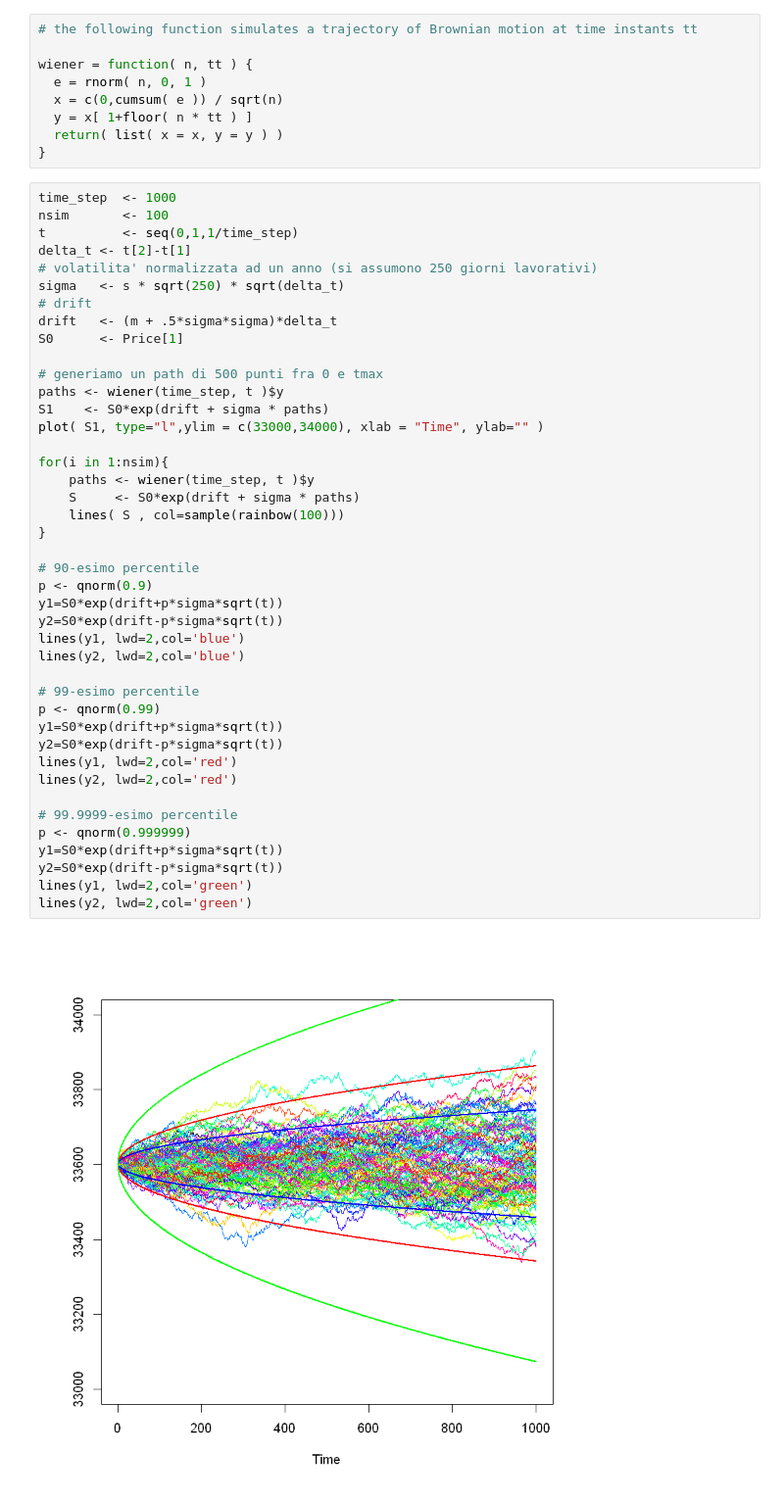
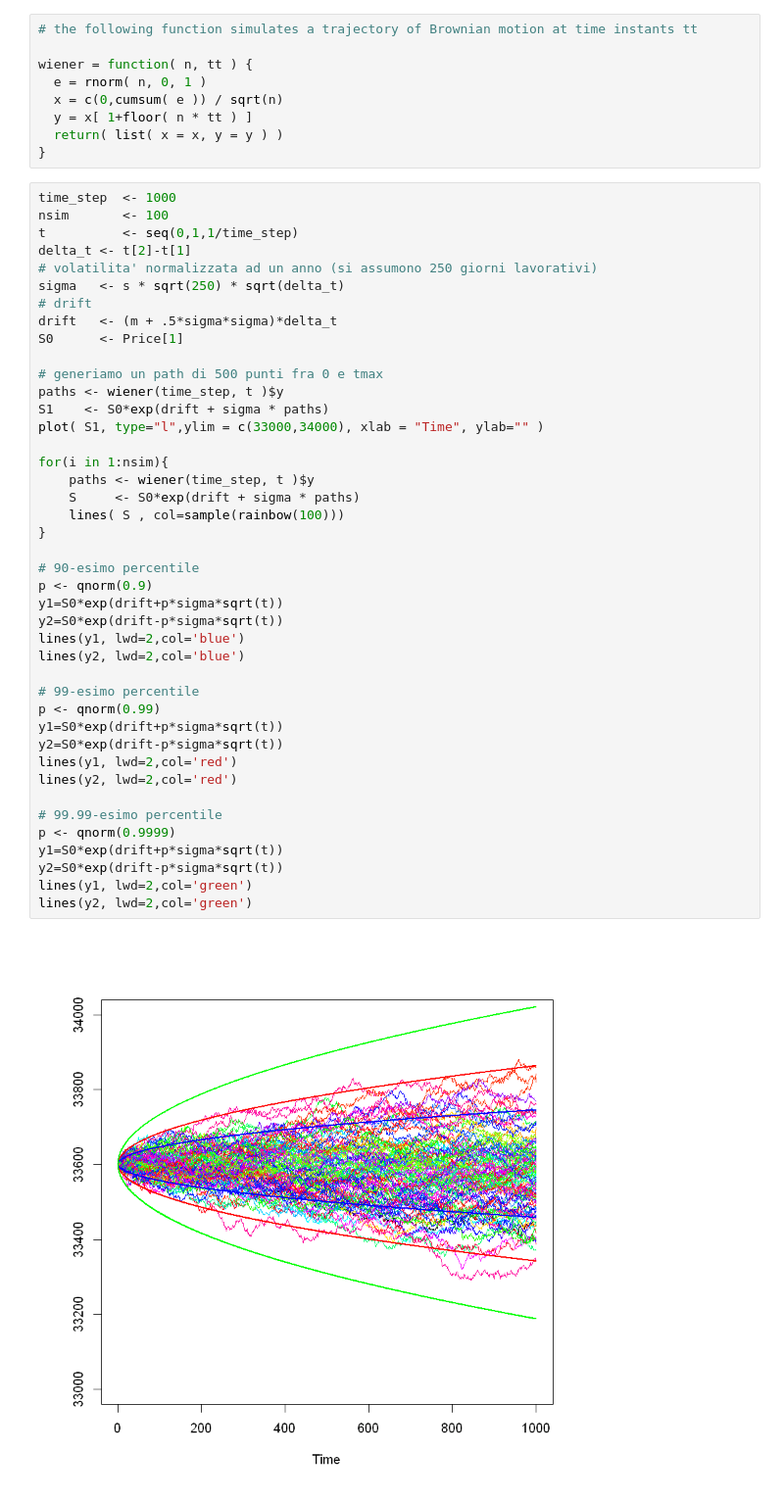
Before and after one commit to gdlunga/working, a Jupyter notebook: R/esempi/esempi_xl.ipynb, the cells around one changed output. Shown at 98% size. Drawn from its saved outputs; the diff is of its cells as text.

```diff
--- a/R/esempi/esempi_xl.ipynb
+++ b/R/esempi/esempi_xl.ipynb
@@ -102,33 +103,33 @@ S0      <- Price[1]
 # generiamo un path di 500 punti fra 0 e tmax
 paths <- wiener(time_step, t )$y
 S1    <- S0*exp(drift + sigma * paths)
 plot( S1, type="l",ylim = c(33000,34000), xlab = "Time", ylab="" )
 
 for(i in 1:nsim){
     paths <- wiener(time_step, t )$y
     S     <- S0*exp(drift + sigma * paths)
     lines( S , col=sample(rainbow(100)))
 }
 
 # 90-esimo percentile
 p <- qnorm(0.9)
 y1=S0*exp(drift+p*sigma*sqrt(t))
 y2=S0*exp(drift-p*sigma*sqrt(t))
 lines(y1, lwd=2,col='blue')
 lines(y2, lwd=2,col='blue')
 
 # 99-esimo percentile
 p <- qnorm(0.99)
 y1=S0*exp(drift+p*sigma*sqrt(t))
 y2=S0*exp(drift-p*sigma*sqrt(t))
 lines(y1, lwd=2,col='red')
 lines(y2, lwd=2,col='red')
 
-# 99.9999-esimo percentile
-p <- qnorm(0.999999)
+# 99.99-esimo percentile
+p <- qnorm(0.9999)
 y1=S0*exp(drift+p*sigma*sqrt(t))
 y2=S0*exp(drift-p*sigma*sqrt(t))
 lines(y1, lwd=2,col='green')
 lines(y2, lwd=2,col='green')
 # %% [output]
-[figure, old version]
+[figure, new version]
```
Also changed, not shown: parts of 2 cells of this notebook, 4 other files.
